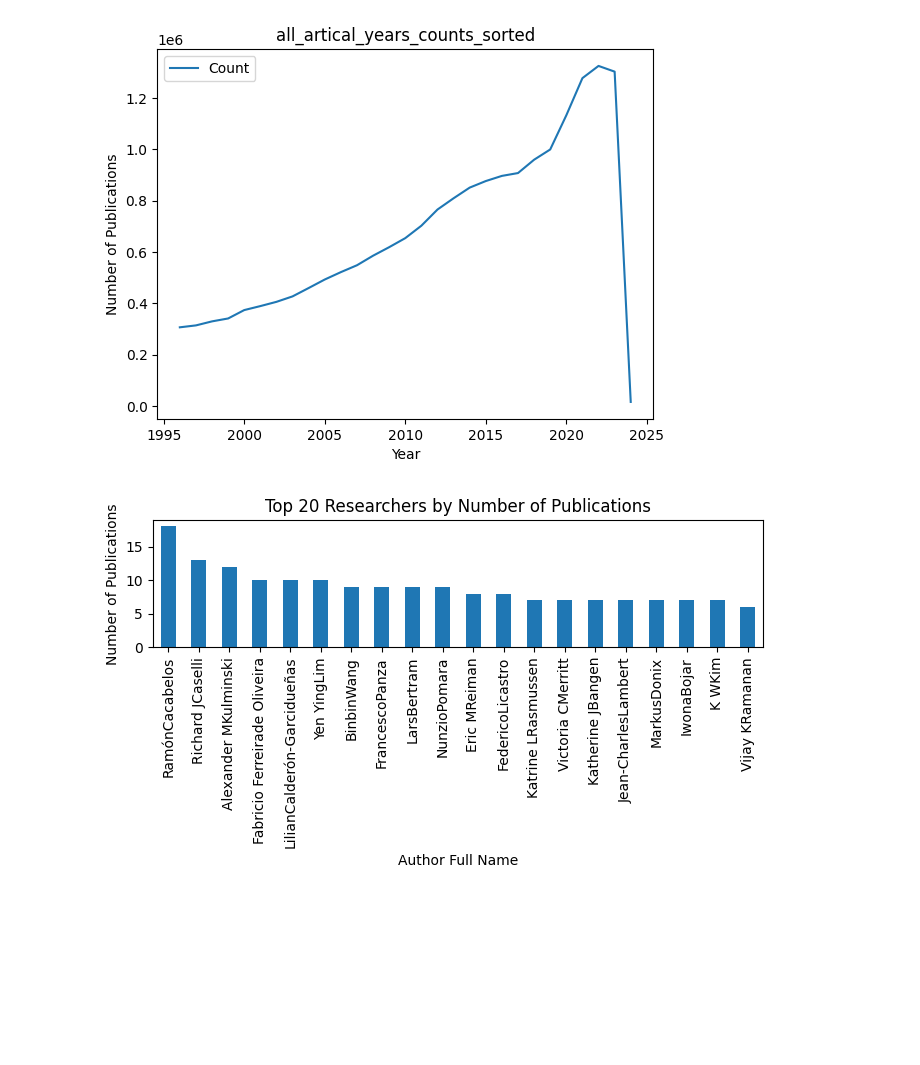
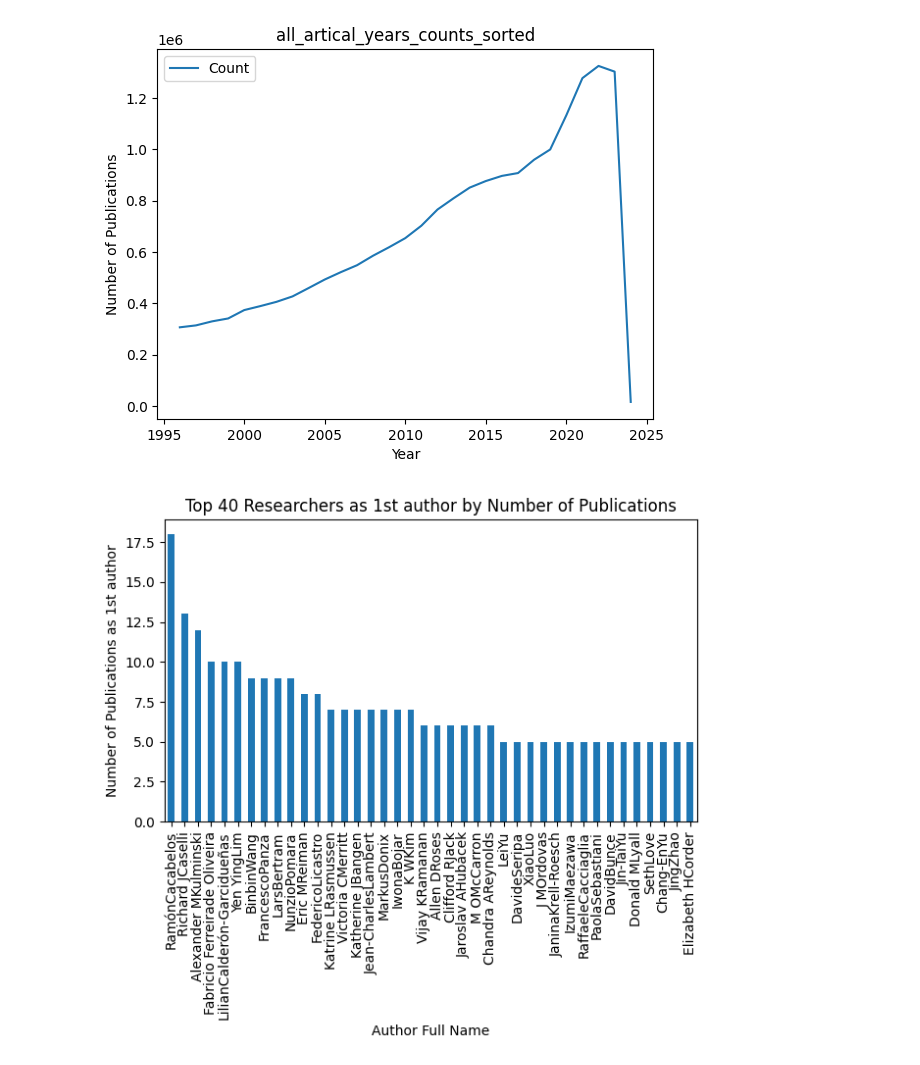
Before and after one commit to SeanWang5868/Gene_APOE, a Jupyter notebook: APOE.ipynb, the cells around one changed output. Cells and saved outputs as stored; diff of their text form; code cells hidden in the pictures; blank space fills up the shorter version.

Commit message:
find out 3 ways to find the active researchers

```diff
--- a/APOE.ipynb
+++ b/APOE.ipynb
@@ -100,22 +100,22 @@ plt.show()
 # %%
 # Group by 'fullname' and count the number of publications for each author
 author_publication_counts = article_author['fullname'].value_counts()
 
 # Select the top 10 authors with the most publications
-top_20_authors = author_publication_counts.head(20)
+top_20_authors = author_publication_counts.head(40)
 
 # Create a bar plot
 plt.figure(figsize=(7, 4))
 top_20_authors.plot(kind='bar')
-plt.title('Top 20 Researchers by Number of Publications')
+plt.title('Top 40 Researchers as 1st author by Number of Publications')
 plt.xlabel('Author Full Name')
-plt.ylabel('Number of Publications')
-plt.tight_layout()
+plt.ylabel('Number of Publications as 1st author')
+
 
 # Show the plot
 plt.show()
 # %% [output]
-[figure, old version]
+[figure, new version]
 # %%
 authors = pd.read_csv('authors.APOE.csv')
 authors["fullname"] = authors["AuthorForename"] + authors["AuthorLastname"]
```
Also changed, not shown: parts of 5 cells of this notebook.
